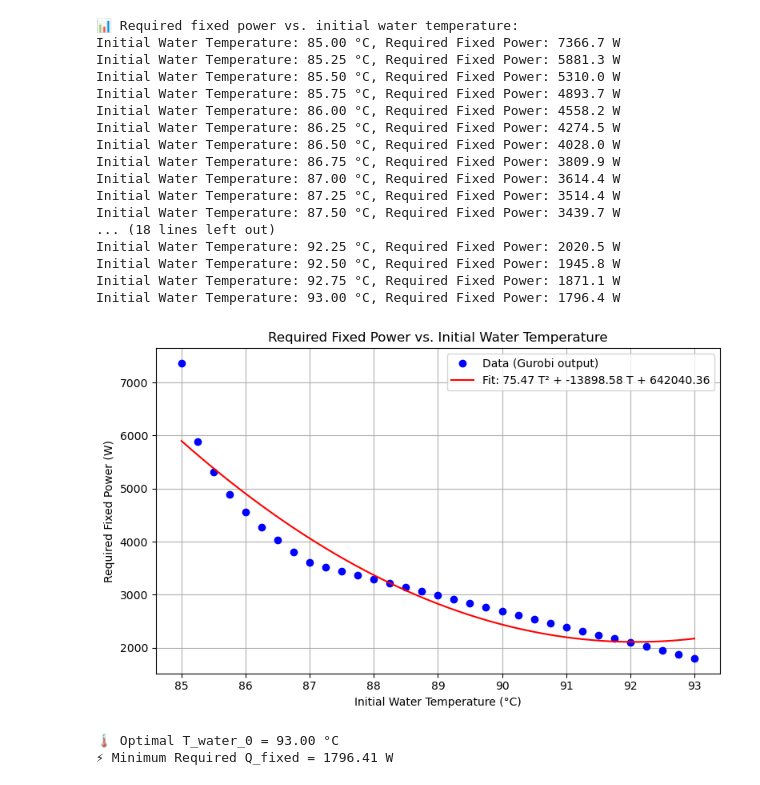
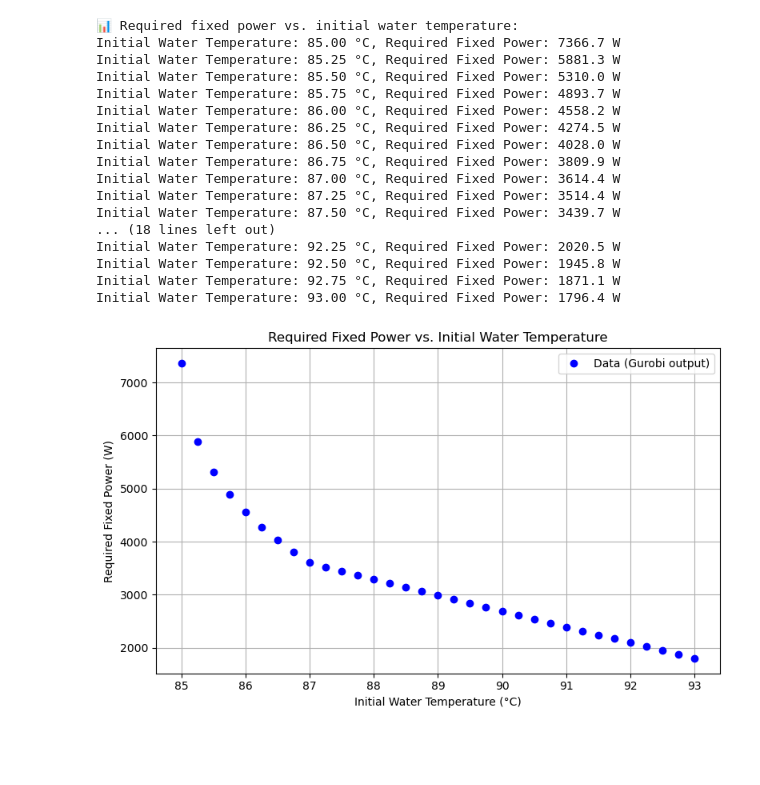
Before and after one commit to ahaeseli/SHC_project, a Jupyter notebook: Worst_case_power.ipynb, the cells around one changed output. Drawn from its saved outputs; the diff is of its cells as text; code cells hidden in the pictures; blank space fills up the shorter version.

Commit message:
cleaning up repo

```diff
--- a/Worst_case_power.ipynb
+++ b/Worst_case_power.ipynb
@@ -228,54 +242,31 @@ fit_fn = np.poly1d(coeffs)
 # Plot fitted curve
 plt.figure(figsize=(8, 5))
 plt.plot(T_clean, Q_clean, 'bo', label="Data (Gurobi output)")
 T_fit = np.linspace(T_clean.min(), T_clean.max(), 300)
-plt.plot(T_fit, fit_fn(T_fit), 'r-', label=f"Fit: {coeffs[0]:.2f} T² + {coeffs[1]:.2f} T + {coeffs[2]:.2f}")
 plt.xlabel("Initial Water Temperature (°C)")
 plt.ylabel("Required Fixed Power (W)")
 plt.title("Required Fixed Power vs. Initial Water Temperature")
 plt.grid(True)
 plt.legend()
 plt.tight_layout()
 plt.show()
 # %% [output]
 [figure]
 📊 Required fixed power vs. initial water temperature:
 Initial Water Temperature: 85.00 °C, Required Fixed Power: 7366.7 W
 Initial Water Temperature: 85.25 °C, Required Fixed Power: 5881.3 W
 Initial Water Temperature: 85.50 °C, Required Fixed Power: 5310.0 W
 Initial Water Temperature: 85.75 °C, Required Fixed Power: 4893.7 W
 Initial Water Temperature: 86.00 °C, Required Fixed Power: 4558.2 W
 Initial Water Temperature: 86.25 °C, Required Fixed Power: 4274.5 W
 Initial Water Temperature: 86.50 °C, Required Fixed Power: 4028.0 W
 Initial Water Temperature: 86.75 °C, Required Fixed Power: 3809.9 W
 Initial Water Temperature: 87.00 °C, Required Fixed Power: 3614.4 W
 Initial Water Temperature: 87.25 °C, Required Fixed Power: 3514.4 W
 Initial Water Temperature: 87.50 °C, Required Fixed Power: 3439.7 W
 ... (18 lines left out)
 Initial Water Temperature: 92.25 °C, Required Fixed Power: 2020.5 W
 Initial Water Temperature: 92.50 °C, Required Fixed Power: 1945.8 W
 Initial Water Temperature: 92.75 °C, Required Fixed Power: 1871.1 W
 Initial Water Temperature: 93.00 °C, Required Fixed Power: 1796.4 W
-[figure, old version]
+[figure, new version]
-# %%
-from scipy.interpolate import UnivariateSpline
-from scipy.optimize import minimize_scalar
-
-# Clean NaNs
-T_clean = T_vals[~np.isnan(Q_vals)]
-Q_clean = Q_vals[~np.isnan(Q_vals)]
-
-# Spline interpolation with smoothing factor (optional)
-spline = UnivariateSpline(T_clean, Q_clean, s=0)
-
-# Minimize the spline
-res = minimize_scalar(spline, bounds=(T_clean.min(), T_clean.max()), method='bounded')
-
-T_opt = res.x
-Q_opt = res.fun
-
-print(f"🌡️ Optimal T_water_0 = {T_opt:.2f} °C")
-print(f"⚡ Minimum Required Q_fixed = {Q_opt:.2f} W")
-# %% [output]
-🌡️ Optimal T_water_0 = 93.00 °C
-⚡ Minimum Required Q_fixed = 1796.41 W
```
Also changed, not shown: parts of 1 cell of this notebook, 13 other files.
